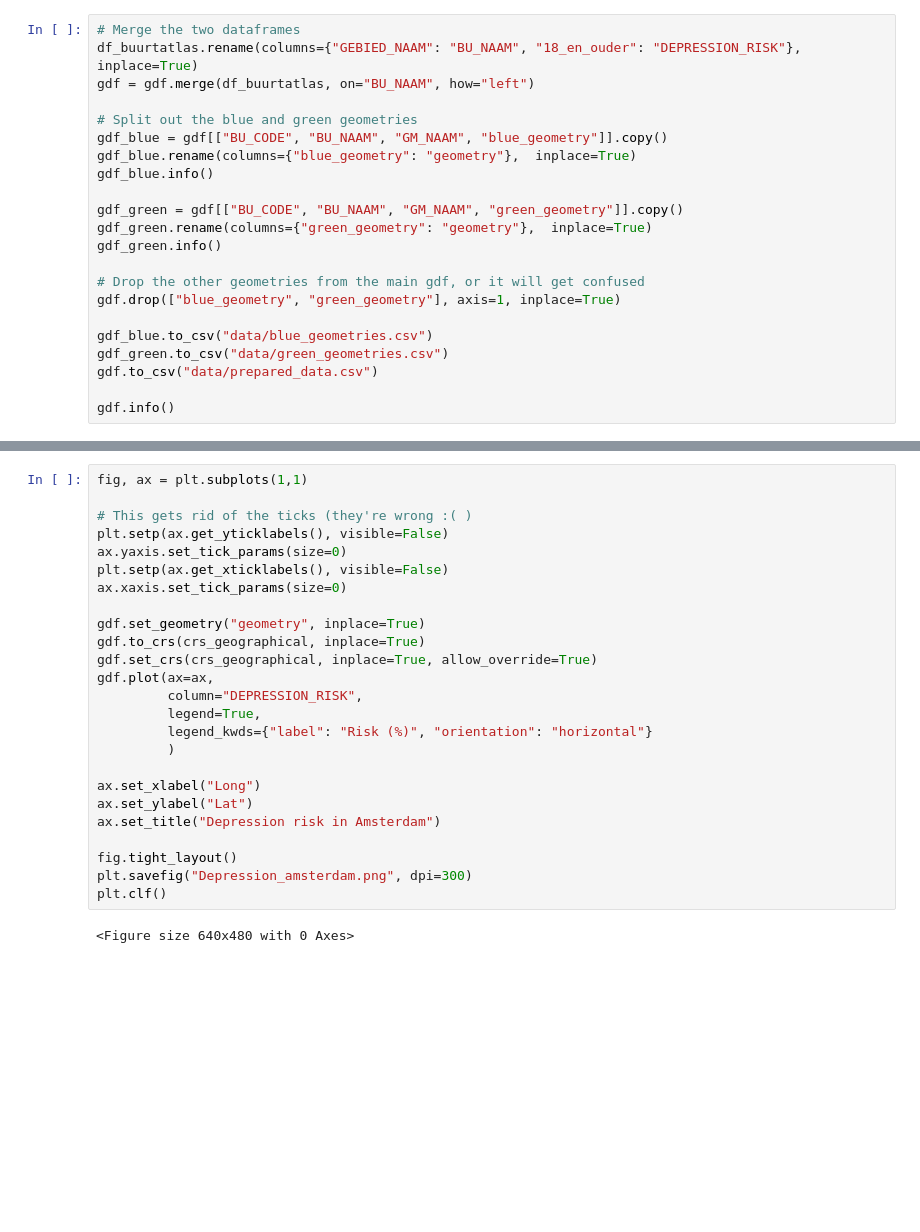
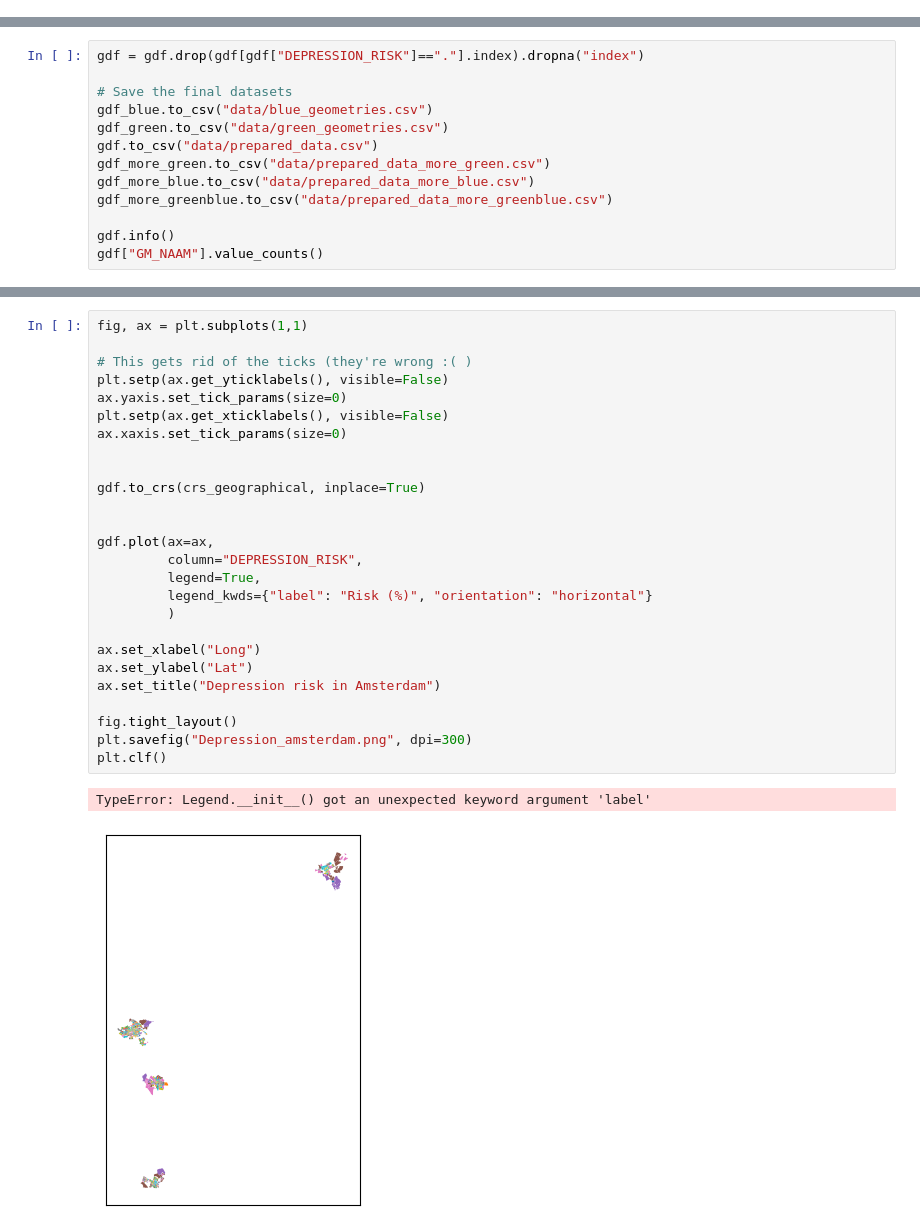
Before and after one commit to LeviPeeters/UC_Project, a Jupyter notebook: DataPreparation.ipynb, the cells around one changed output, grey strips where cells are left out. Drawn from its saved outputs; the diff is of its cells as text; blank space fills up the shorter version.

```diff
--- a/DataPreparation.ipynb
+++ b/DataPreparation.ipynb
@@ -349,22 +425,0 @@ Zwarte Gouw is not found in the CBS names
-# %%
-# Merge the two dataframes
-df_buurtatlas.rename(columns={"GEBIED_NAAM": "BU_NAAM", "18_en_ouder": "DEPRESSION_RISK"}, inplace=True)
-gdf = gdf.merge(df_buurtatlas, on="BU_NAAM", how="left")
-
-# Split out the blue and green geometries
-gdf_blue = gdf[["BU_CODE", "BU_NAAM", "GM_NAAM", "blue_geometry"]].copy()
-gdf_blue.rename(columns={"blue_geometry": "geometry"},  inplace=True)
-gdf_blue.info()
-
-gdf_green = gdf[["BU_CODE", "BU_NAAM", "GM_NAAM", "green_geometry"]].copy()
-gdf_green.rename(columns={"green_geometry": "geometry"},  inplace=True)
-gdf_green.info()
-
-# Drop the other geometries from the main gdf, or it will get confused
-gdf.drop(["blue_geometry", "green_geometry"], axis=1, inplace=True)
-
-gdf_blue.to_csv("data/blue_geometries.csv")
-gdf_green.to_csv("data/green_geometries.csv")
-gdf.to_csv("data/prepared_data.csv")
-
-gdf.info()
@@ -388,0 +517,13 @@ memory usage: 56.7+ KB
+# %%
+gdf = gdf.drop(gdf[gdf["DEPRESSION_RISK"]=="."].index).dropna("index")
+
+# Save the final datasets
+gdf_blue.to_csv("data/blue_geometries.csv")
+gdf_green.to_csv("data/green_geometries.csv")
+gdf.to_csv("data/prepared_data.csv")
+gdf_more_green.to_csv("data/prepared_data_more_green.csv")
+gdf_more_blue.to_csv("data/prepared_data_more_blue.csv")
+gdf_more_greenblue.to_csv("data/prepared_data_more_greenblue.csv")
+
+gdf.info()
+gdf["GM_NAAM"].value_counts()
@@ -389,27 +554,29 @@ memory usage: 56.7+ KB
 # %%
 fig, ax = plt.subplots(1,1)
 
 # This gets rid of the ticks (they're wrong :( )
 plt.setp(ax.get_yticklabels(), visible=False)
 ax.yaxis.set_tick_params(size=0)
 plt.setp(ax.get_xticklabels(), visible=False)
 ax.xaxis.set_tick_params(size=0)
 
-gdf.set_geometry("geometry", inplace=True)
+
 gdf.to_crs(crs_geographical, inplace=True)
-gdf.set_crs(crs_geographical, inplace=True, allow_override=True)
+
+
 gdf.plot(ax=ax,
          column="DEPRESSION_RISK",
          legend=True,
          legend_kwds={"label": "Risk (%)", "orientation": "horizontal"}
          )
 
 ax.set_xlabel("Long")
 ax.set_ylabel("Lat")
 ax.set_title("Depression risk in Amsterdam")
 
 fig.tight_layout()
 plt.savefig("Depression_amsterdam.png", dpi=300)
 plt.clf()
 # %% [output]
-<Figure size 640x480 with 0 Axes>
+TypeError: Legend.__init__() got an unexpected keyword argument 'label'
+[figure, added]
```
Also changed, not shown: parts of 21 cells of this notebook, 1 other file.
